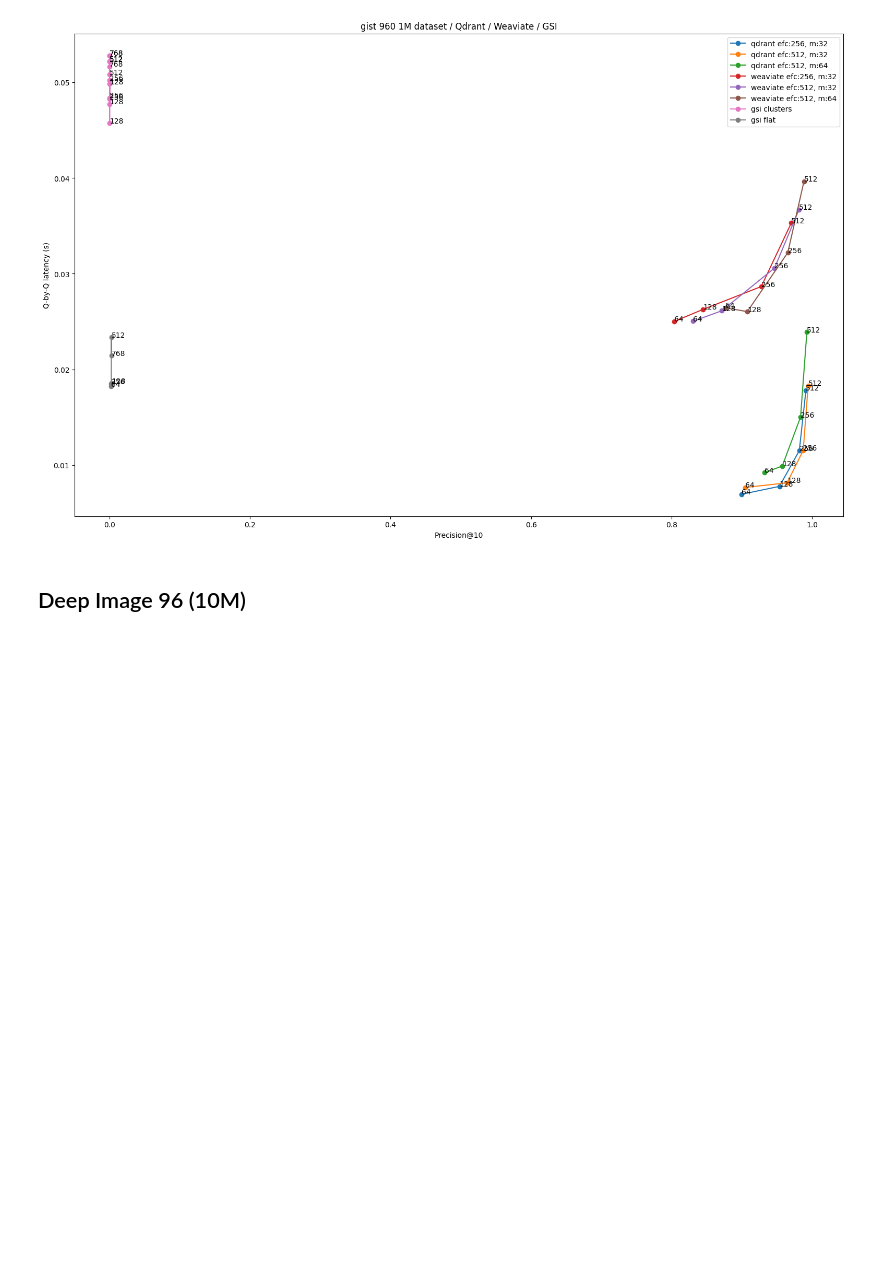
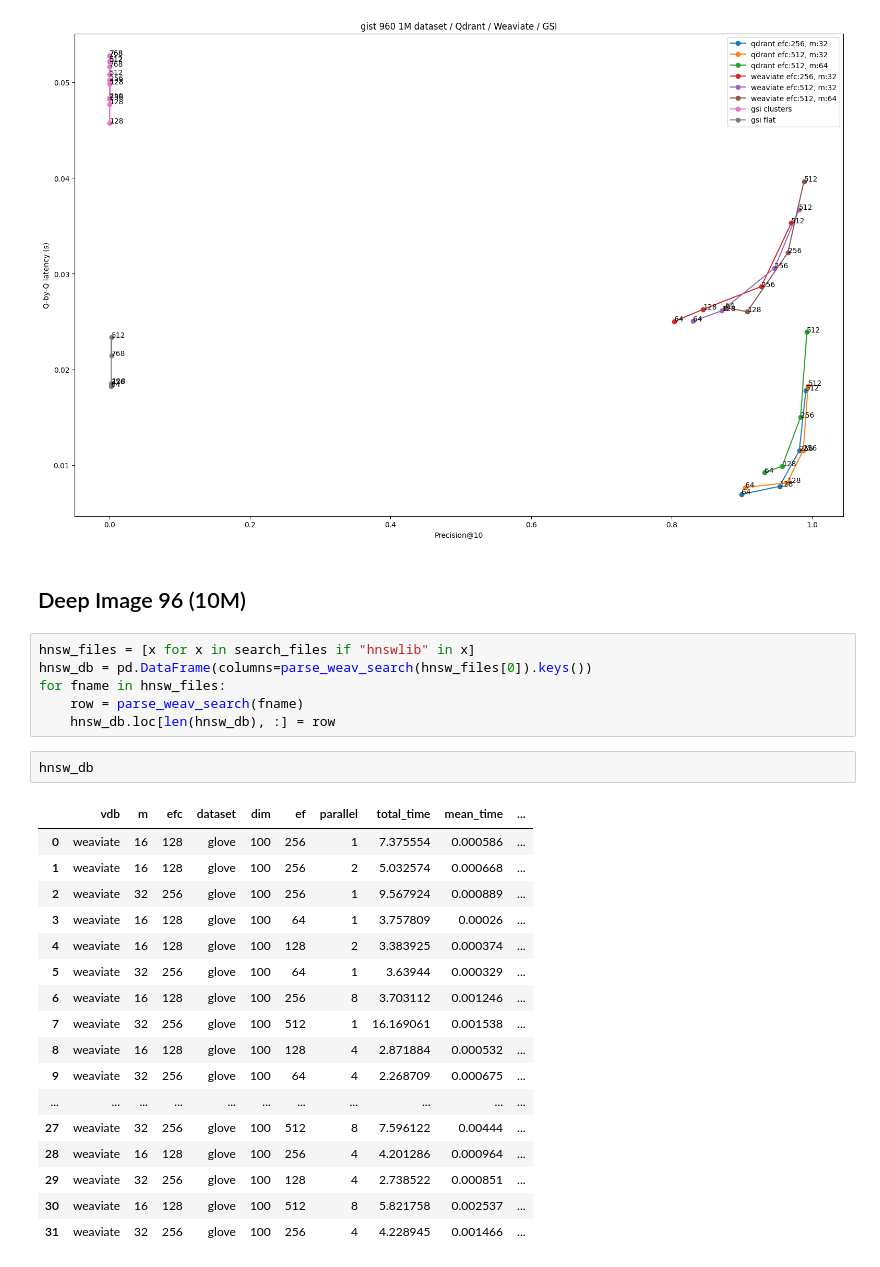
Before and after one commit to qdrant/vector-db-benchmark, a Jupyter notebook: test.ipynb, the cells around one changed output. Drawn from its saved outputs; the diff is of its cells as text; blank space fills up the shorter version.

```diff
--- a/test.ipynb
+++ b/test.ipynb
@@ -634,3 +636,29 @@ fig.show()
 [figure]
 # %% [markdown]
 ## Deep Image 96 (10M)
+# %%
+hnsw_files = [x for x in search_files if "hnswlib" in x]
+hnsw_db = pd.DataFrame(columns=parse_weav_search(hnsw_files[0]).keys())
+for fname in hnsw_files:
+    row = parse_weav_search(fname)
+    hnsw_db.loc[len(hnsw_db), :] = row
+# %%
+hnsw_db
+# %% [output]
+|  | vdb | m | efc | dataset | dim | ef | parallel | total_time | mean_time | ... |
+| 0 | weaviate | 16 | 128 | glove | 100 | 256 | 1 | 7.375554 | 0.000586 | ... |
+| 1 | weaviate | 16 | 128 | glove | 100 | 256 | 2 | 5.032574 | 0.000668 | ... |
+| 2 | weaviate | 32 | 256 | glove | 100 | 256 | 1 | 9.567924 | 0.000889 | ... |
+| 3 | weaviate | 16 | 128 | glove | 100 | 64 | 1 | 3.757809 | 0.00026 | ... |
+| 4 | weaviate | 16 | 128 | glove | 100 | 128 | 2 | 3.383925 | 0.000374 | ... |
+| 5 | weaviate | 32 | 256 | glove | 100 | 64 | 1 | 3.63944 | 0.000329 | ... |
+| 6 | weaviate | 16 | 128 | glove | 100 | 256 | 8 | 3.703112 | 0.001246 | ... |
+| 7 | weaviate | 32 | 256 | glove | 100 | 512 | 1 | 16.169061 | 0.001538 | ... |
+| 8 | weaviate | 16 | 128 | glove | 100 | 128 | 4 | 2.871884 | 0.000532 | ... |
+| 9 | weaviate | 32 | 256 | glove | 100 | 64 | 4 | 2.268709 | 0.000675 | ... |
+| ... | ... | ... | ... | ... | ... | ... | ... | ... | ... | ... |
+| 27 | weaviate | 32 | 256 | glove | 100 | 512 | 8 | 7.596122 | 0.00444 | ... |
+| 28 | weaviate | 16 | 128 | glove | 100 | 256 | 4 | 4.201286 | 0.000964 | ... |
+| 29 | weaviate | 32 | 256 | glove | 100 | 128 | 4 | 2.738522 | 0.000851 | ... |
+| 30 | weaviate | 16 | 128 | glove | 100 | 512 | 8 | 5.821758 | 0.002537 | ... |
+| 31 | weaviate | 32 | 256 | glove | 100 | 256 | 4 | 4.228945 | 0.001466 | ... |
```
Also changed, not shown: parts of 1 cell of this notebook, 8 other files.
